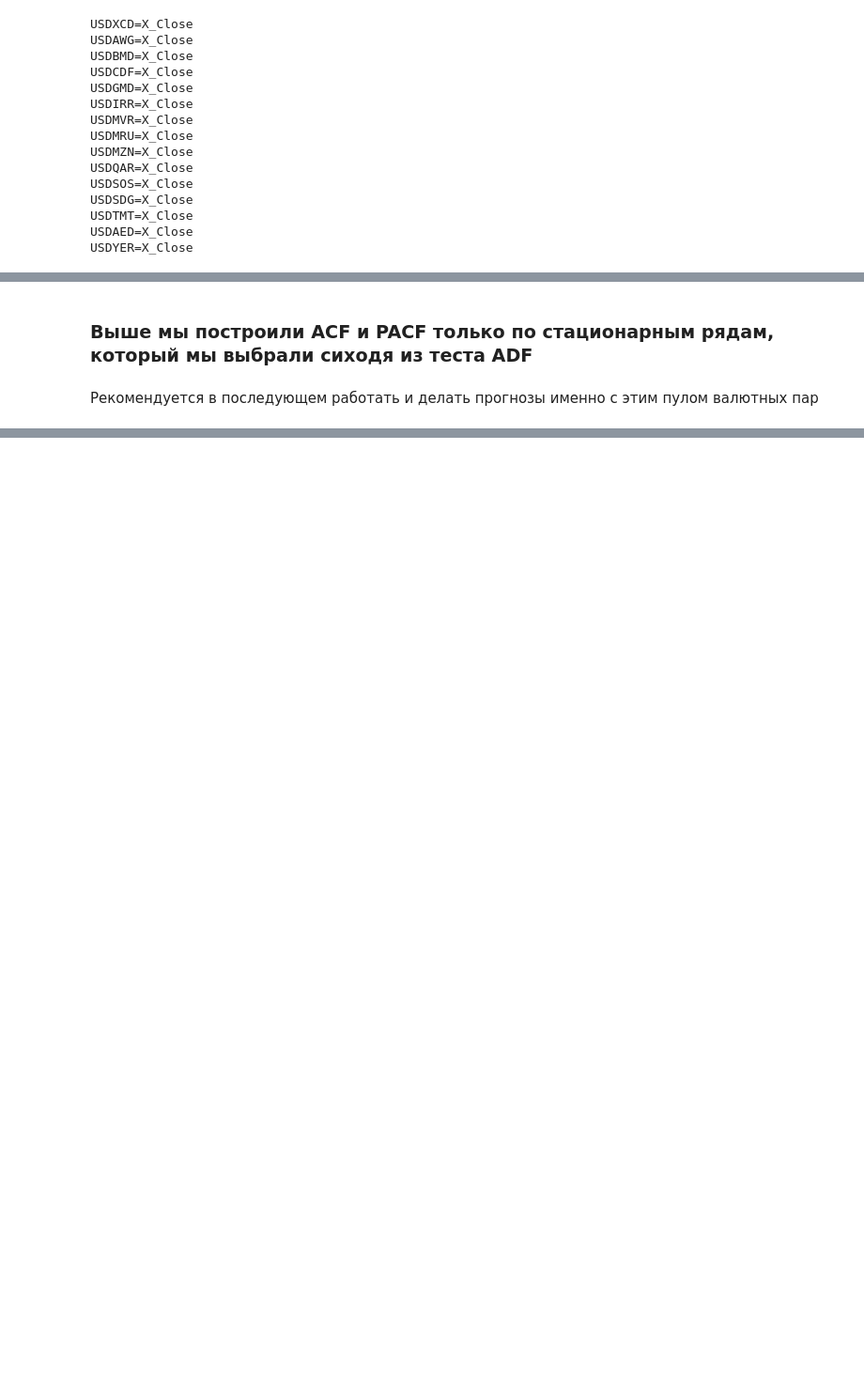
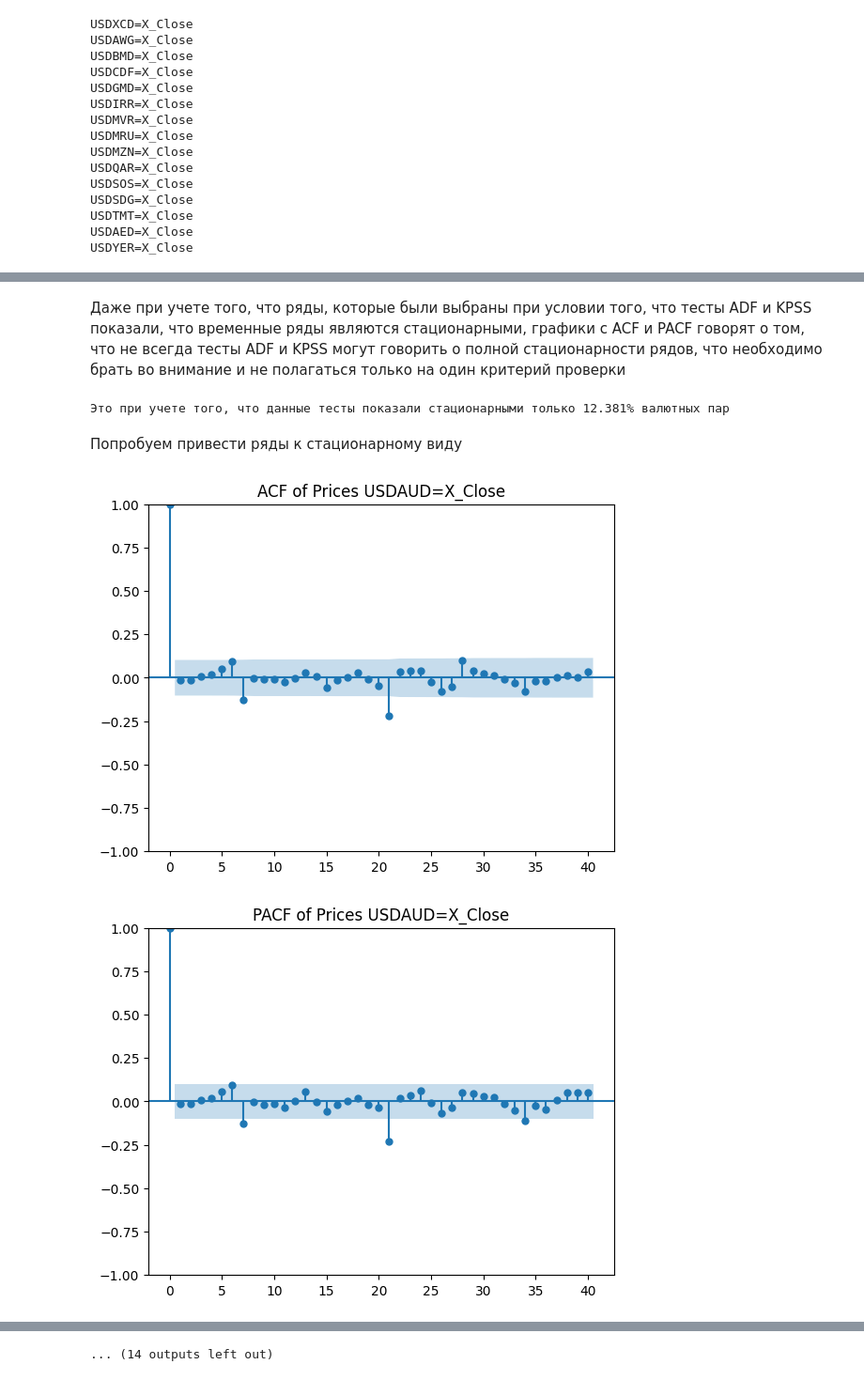
Before and after one commit to 113578/apsm, a Jupyter notebook: notebooks/TS_stat_test_eda.ipynb, the cells around one changed output, grey strips where cells are left out. Shown at 94% size. Cells and saved outputs as stored; diff of their text form; code cells hidden in the pictures; blank space fills up the shorter version.

```diff
--- a/notebooks/TS_stat_test_eda.ipynb
+++ b/notebooks/TS_stat_test_eda.ipynb
@@ -146,4 +160,67 @@ display(pacf_df)
-# %% [markdown]
-### Выше мы построили ACF и PACF только по стационарным рядам, который мы выбрали сиходя из теста ADF
-# %% [markdown]
-Рекомендуется в последующем работать и делать прогнозы именно с этим пулом валютных пар
+# %% [markdown]
+Даже при учете того, что ряды, которые были выбраны при условии того, что тесты ADF и KPSS показали, что временные ряды являются стационарными, графики с ACF и PACF говорят о том, что не всегда тесты ADF и KPSS могут говорить о полной стационарности рядов, что необходимо брать во внимание и не полагаться только на один критерий проверки
+# %%
+print(f"Это при учете того, что данные тесты показали стационарными только {round((stationarity.shape[0] / currency.shape[1]) * 100, 3)}% валютных пар")
+# %% [output]
+Это при учете того, что данные тесты показали стационарными только 12.381% валютных пар
+# %% [markdown]
+Попробуем привести ряды к стационарному виду
+# %%
+# Функция для дифференцирования временного ряда
+def differencing(series, order=1):
+    return series.diff(order).dropna()
+
+# Функция для логарифмирования временного ряда
+def log_transform(series):
+    return np.log(series)
+
+# Функция для удаления тренда с помощью линейной регрессии
+def detrend(series):
+    x = np.arange(len(series))
+    model = np.polyfit(x, series, 1)
+    trend = np.polyval(model, x)
+    return series - trend
+
+
+
+differencing_dict = {}
+log_dict = {}
+detrend_dict = {}
+differencing_df = pd.DataFrame()
+log_df = pd.DataFrame()
+detrend_df = pd.DataFrame()
+
+for column in currency.columns:
+    differencing_df[column] = differencing(currency[column])
+    differencing_dict[column] = is_stationary(differencing(currency[column]))
+    log_df[column] = log_transform(currency[column])
+    log_dict[column] = is_stationary(log_transform(currency[column]))
+    detrend_df[column] = detrend(currency[column])
+    detrend_dict[column] = is_stationary(detrend(currency[column]))
+
+
+differencing_dict = pd.DataFrame(list(differencing_dict.items()), columns=['CurrencyPair', 'Stationary_ADF_diff'])
+log_dict = pd.DataFrame(list(log_dict.items()), columns=['CurrencyPair', 'Stationary_ADF_log'])
+detrend_dict = pd.DataFrame(list(detrend_dict.items()), columns=['CurrencyPair', 'Stationary_ADF_detrend'])
+
+df_all_transform = pd.DataFrame(differencing_dict.merge(log_dict, on='CurrencyPair').merge(detrend_dict, on='CurrencyPair').merge(stationarity_prob.reset_index(drop=True), on='CurrencyPair'))
+df_all_transform.columns = ['CurrencyPair', 'Stationary_ADF_diff', 'Stationary_ADF_log', 'Stationary_ADF_detrend', 'Stationary_ADF_original', 'Stationary_KPSS_original']
+
+
+acf_df = pd.DataFrame()
+pacf_df = pd.DataFrame()
+
+for column in currency[stationarity['CurrencyPair']]:
+    acf_values = calculate_acf(differencing_df[column])
+    acf_df[column] = acf_values
+    pacf_values = calculate_pacf(differencing_df[column])
+    pacf_df[column] = pacf_values
+    plot_acf(differencing_df[column], lags=40)
+    plt.title(f'ACF of Prices {column}')
+    plt.show()
+    plot_pacf(differencing_df[column], lags=40)
+    plt.title(f'PACF of Prices {column}')
+    plt.show()
+# %% [output]
+[figure, added]
+[figure, added]
@@ -149,0 +237 @@ display(pacf_df)
+... (14 outputs left out)
```
Also changed, not shown: parts of 17 cells of this notebook.
